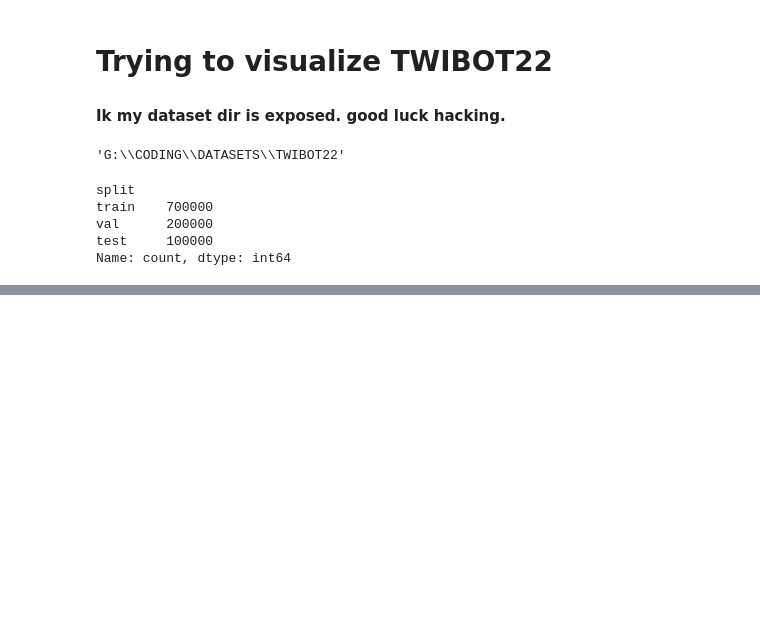
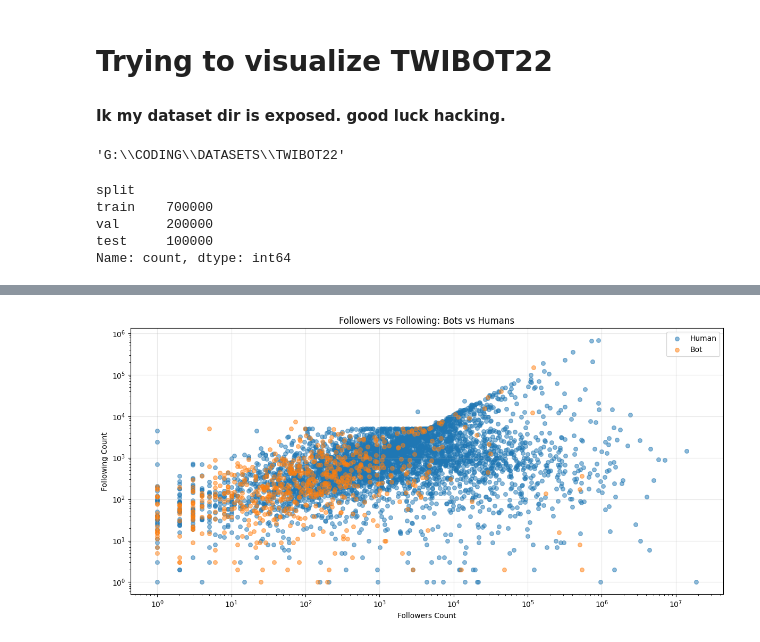
Before and after one commit to GabiYamato/TWITTER-BOT, a Jupyter notebook: viewing_data.ipynb, the cells around one changed output, grey strips where cells are left out. Drawn from its saved outputs; the diff is of its cells as text; code cells hidden in the pictures; blank space fills up the shorter version.

Commit message:
v1.0.0 (data loading code)

```diff
--- a/viewing_data.ipynb
+++ b/viewing_data.ipynb
@@ -92,0 +295,27 @@ Name: count, dtype: int64
+# %%
+# Visualization 2: Followers vs Following (Bot vs Human)
+plt.figure(figsize=(12, 6))
+
+# Sample data if too large
+sample_size = min(5000, len(users_df))
+sample_df = users_df.sample(n=sample_size, random_state=42)
+
+# Create scatter plot
+colors = {0: '#1f77b4', 1: '#ff7f0e'}
+for label in [0, 1]:
+    data = sample_df[sample_df['label'] == label]
+    plt.scatter(data['followers_count'], data['following_count'],
+                alpha=0.5, s=30, c=colors[label],
+                label='Human' if label == 0 else 'Bot')
+
+plt.xlabel('Followers Count')
+plt.ylabel('Following Count')
+plt.title('Followers vs Following: Bots vs Humans')
+plt.legend()
+plt.xscale('log')
+plt.yscale('log')
+plt.grid(True, alpha=0.3)
+plt.tight_layout()
+plt.show()
+# %% [output]
+[figure, added]
```
Also changed, not shown: parts of 24 cells of this notebook, 1 other file.
